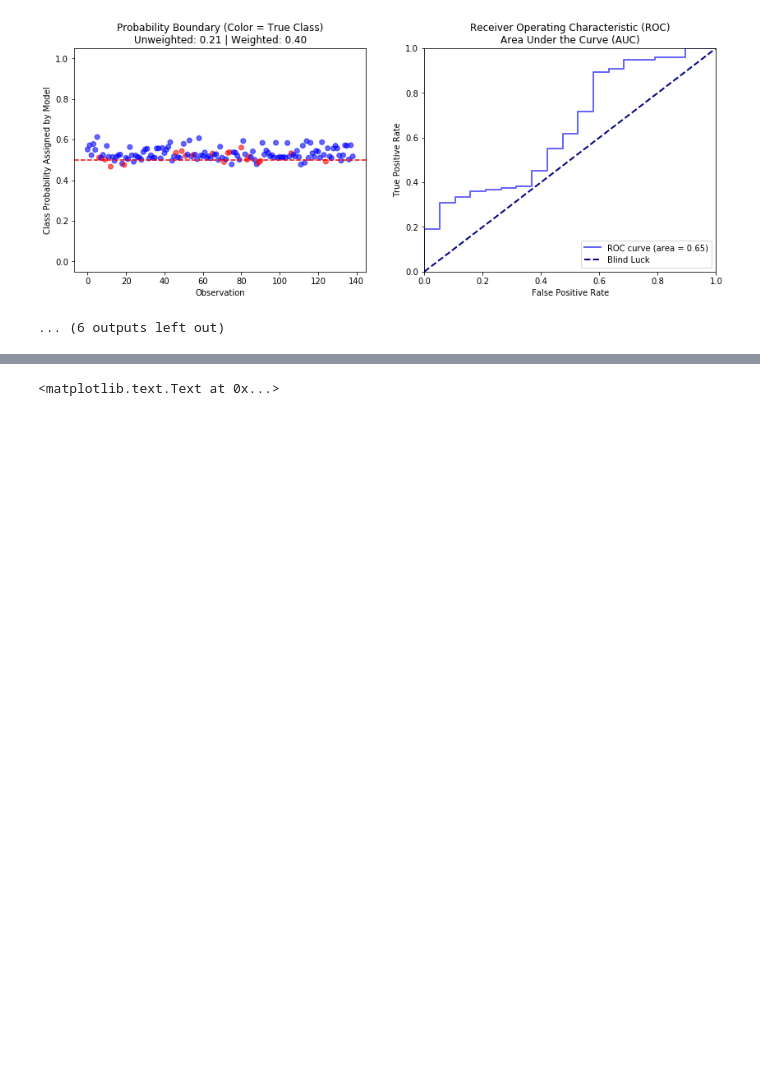
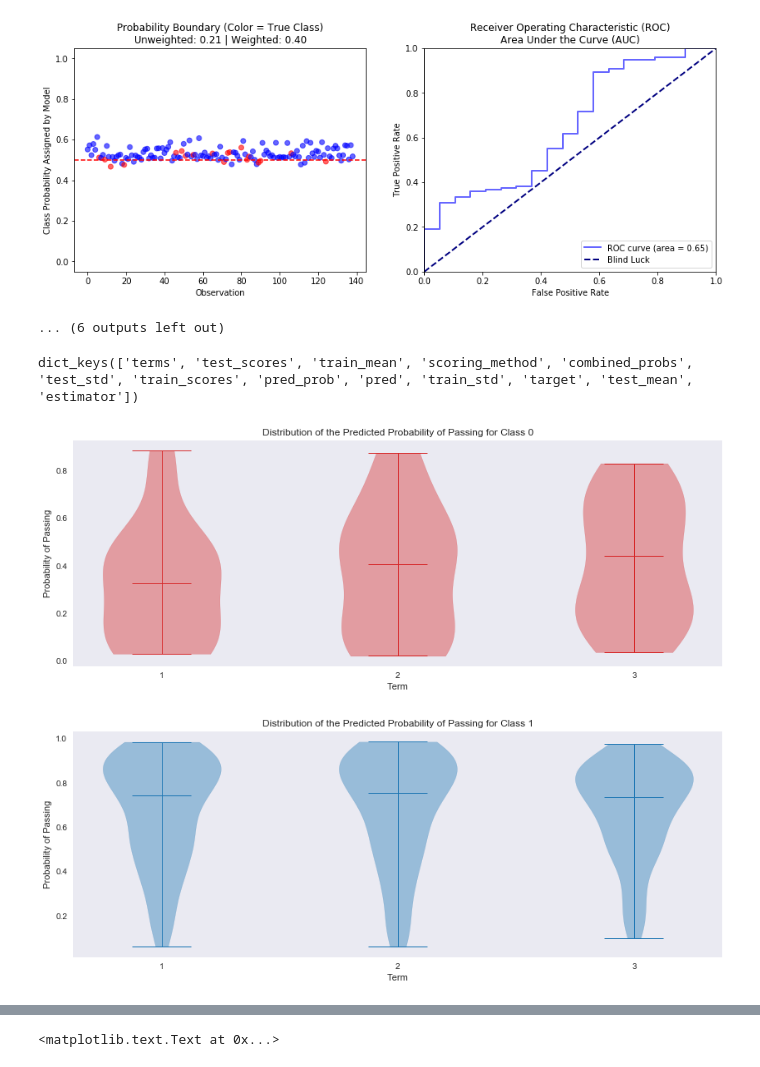
Before and after one commit to zstachniak/Predictive-Testing, a Jupyter notebook: Predictive Testing - Model Building and Analysis.ipynb, the cells around one changed output, grey strips where cells are left out. Drawn from its saved outputs; the diff is of its cells as text; code cells hidden in the pictures; blank space fills up the shorter version.

```diff
--- a/Predictive Testing - Model Building and Analysis.ipynb
+++ b/Predictive Testing - Model Building and Analysis.ipynb
@@ -152,7 +152,7 @@ def combine_probs_by_term (data_dict, terms, location):
     temp_df = np.transpose(temp_df)
     return temp_df
 # %%
-def plot_violins (y_pred_prob, y_true, colors=['#d62728', '#1f77b4']):
+def plot_violins (terms, y_pred_prob, y_true, colors=['#d62728', '#1f77b4']):
     '''Creates violin plots of the probability distribution in the classes.
 
     @ Parameters:
@@ -179,6 +179,7 @@ def plot_violins (y_pred_prob, y_true, colors=['#d62728', '#1f77b4']):
             vp.set_edgecolor(colors[cls])
             vp.set_linewidth(1)
         # Set plot labels
+        plt.xticks(terms)
         plt.xlabel('Term')
         plt.ylabel('Probability of Passing')
         plt.title('Distribution of the Predicted Probability of Passing for Class {}'.format(str(cls)))
@@ -824,0 +838,11 @@ avg / total       0.83      0.84      0.83       139
+# %%
+test = df_dict['combined'][3]['LogisticRegression']
+# %%
+test.keys()
+# %% [output]
+dict_keys(['terms', 'test_scores', 'train_mean', 'scoring_method', 'combined_probs', 'test_std', 'train_scores', 'pred_prob', 'pred', 'train_std', 'target', 'test_mean', 'estimator'])
+# %%
+plot_violins(test['terms'], test['combined_probs'], test['target'])
+# %% [output]
+[figure, added]
+[figure, added]
```
Also changed, not shown: parts of 13 cells of this notebook.
